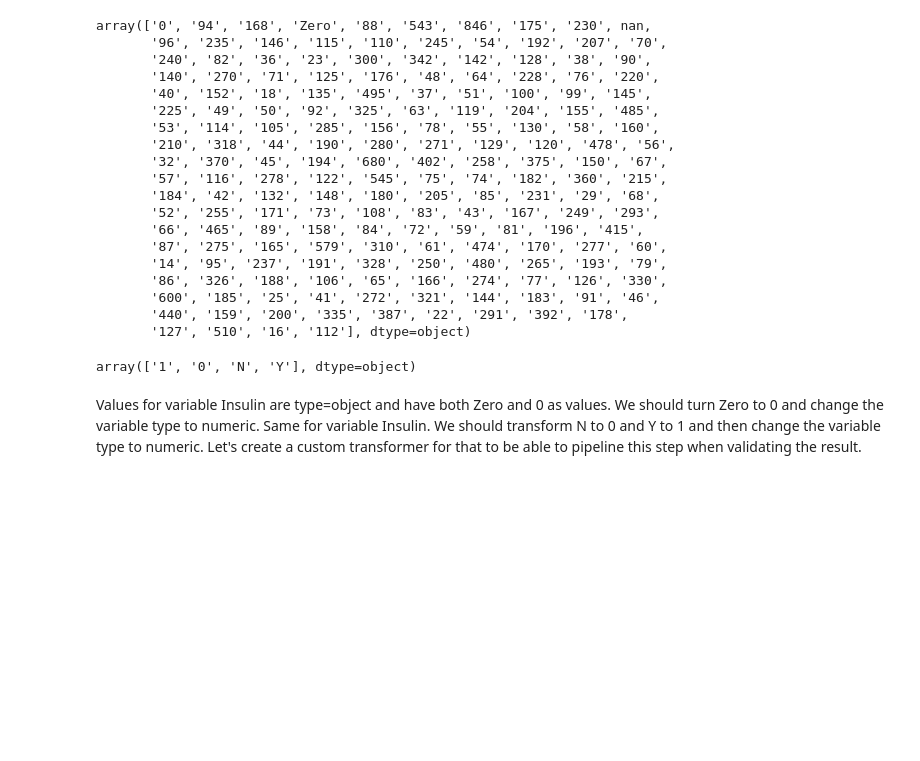
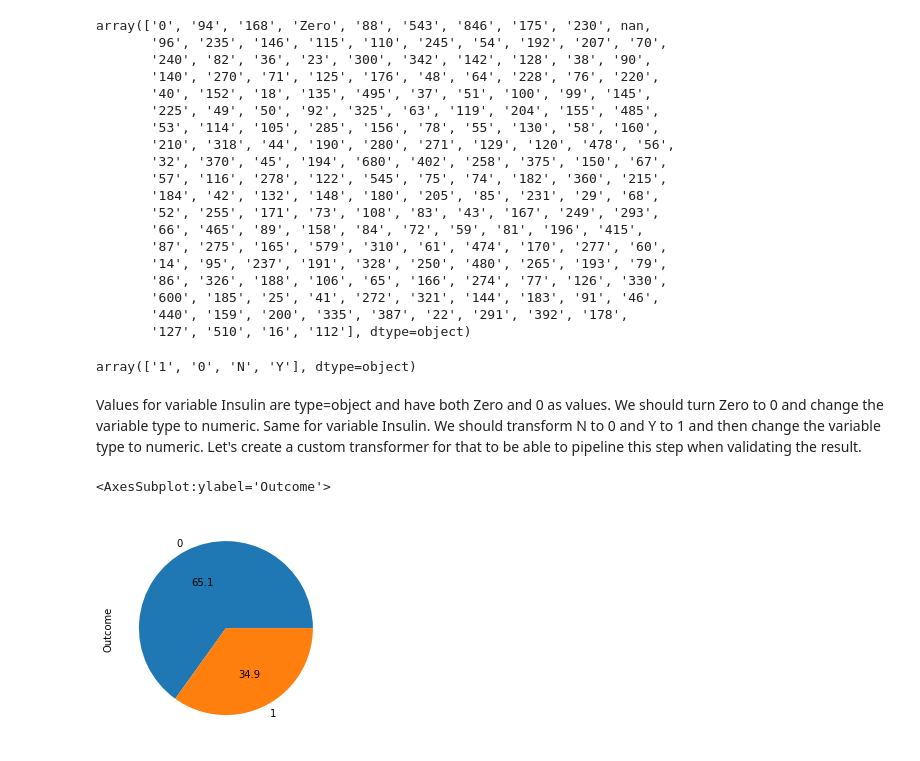
Before and after one commit to MariaEgrv/diabetes_prediction, a Jupyter notebook: diabetes_prediction.ipynb, the cells around one changed output. Saved outputs shown, nothing was run; the diff lists cells and outputs as text; code cells hidden in the pictures; blank space fills up the shorter version.

```diff
--- a/diabetes_prediction.ipynb
+++ b/diabetes_prediction.ipynb
@@ -102,0 +90,9 @@ y = diabetes[diabetes_target]
+# %%
+diabetes['Insulin'] = diabetes['Insulin'].apply(lambda x: 0 if x == 'Zero' else float(x))
+# %%
+diabetes['Outcome'] = diabetes['Outcome'].apply(lambda x: 0 if x=='N' else (1 if x == 'Y' else int(x)))
+# %%
+diabetes["Outcome"].value_counts().plot.pie(autopct = "%.1f")
+# %% [output]
+<AxesSubplot:ylabel='Outcome'>
+[figure, added]
```
Also changed, not shown: parts of 44 cells of this notebook, 2 other files.
